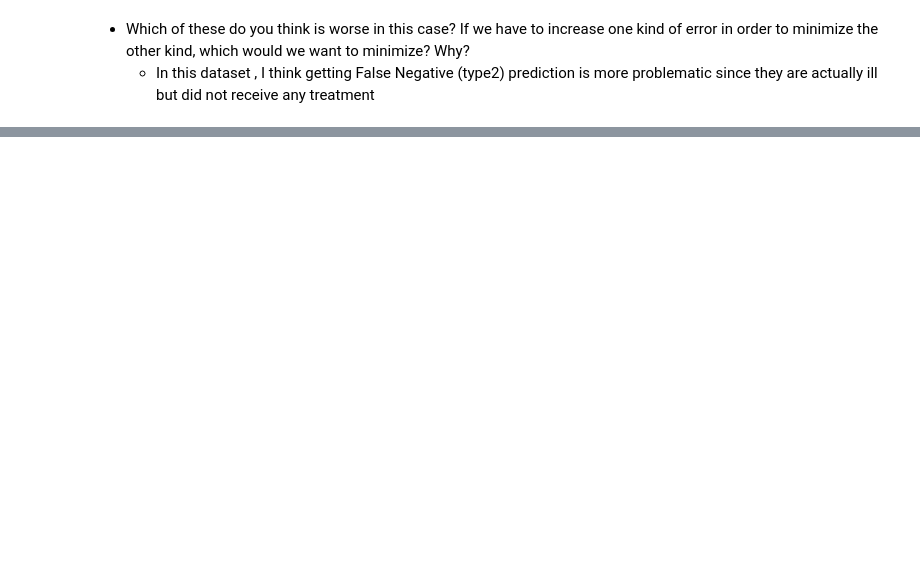
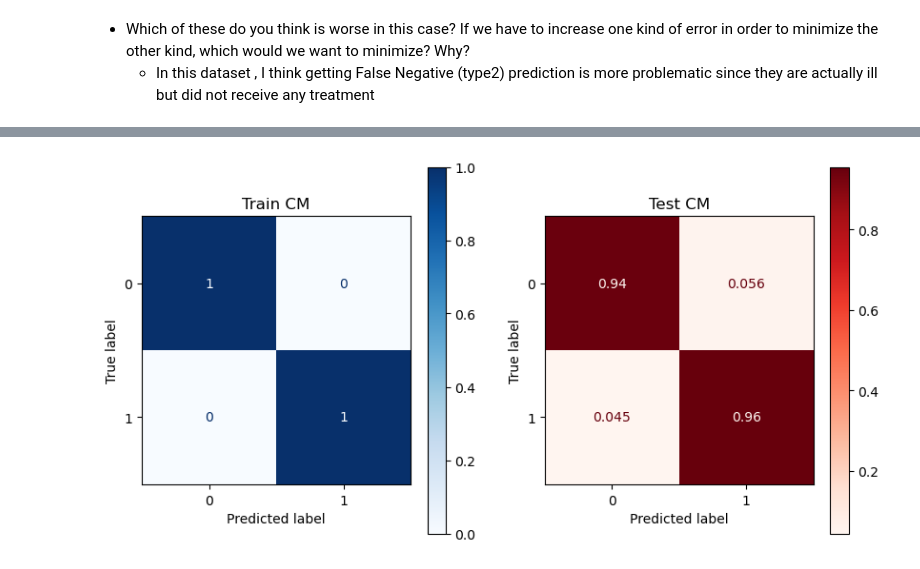
Before and after one commit to KDcodePy/Classification-metrics, a Jupyter notebook: Classification_metrics.ipynb, the cells around one changed output, grey strips where cells are left out. Saved outputs shown, nothing was run; the diff lists cells and outputs as text; code cells hidden in the pictures; blank space fills up the shorter version.

```diff
--- a/Classification_metrics.ipynb
+++ b/Classification_metrics.ipynb
@@ -133,2 +178,7 @@ dt_clf = ClfMetrics("dt_clf", X_train , X_test , y_train , y_test, bc_labels)
+# %%
+# show CM with normalize = true
+dt_clf.get_visuals(normalize='true')
+# %% [output]
+[figure, added]
 # %%
 # Instantiate Dummy Classifier strategy = most_frequent
```
Also changed, not shown: parts of 37 cells of this notebook.
